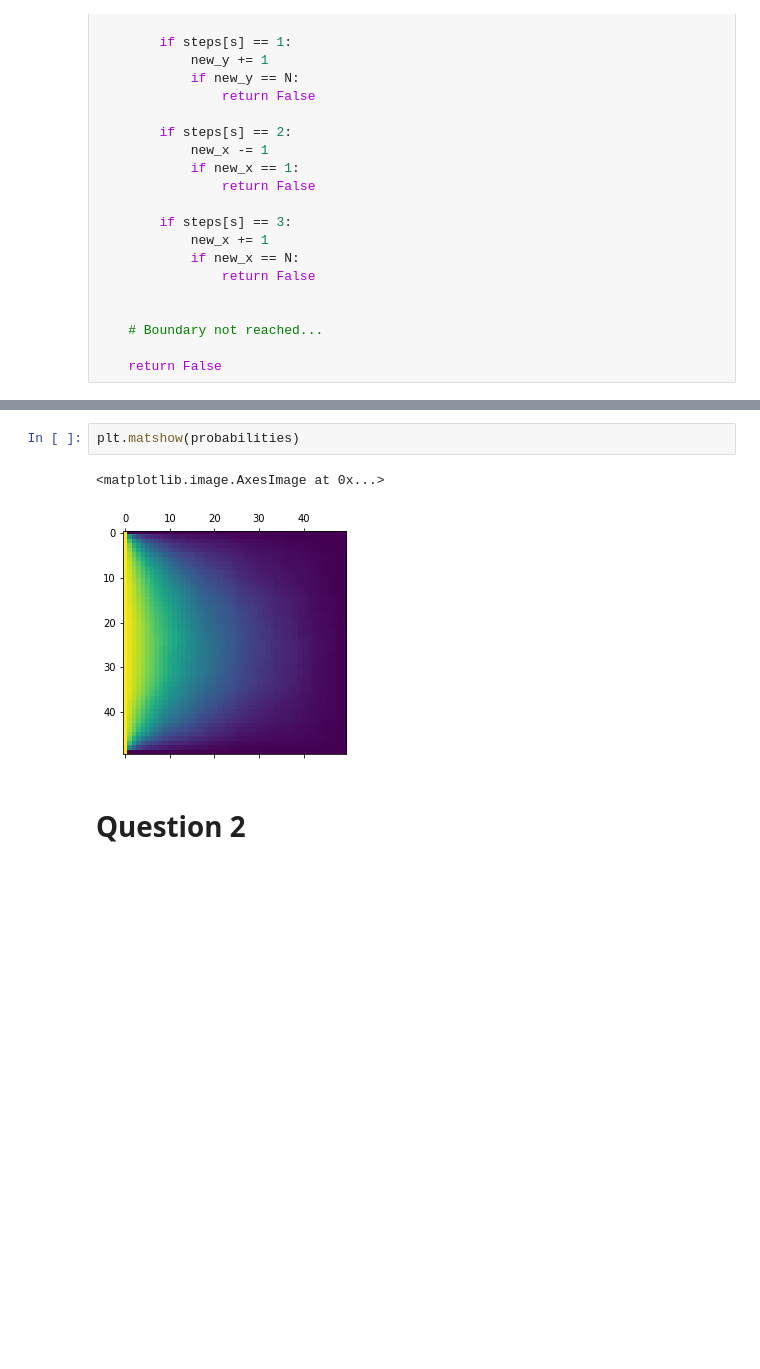
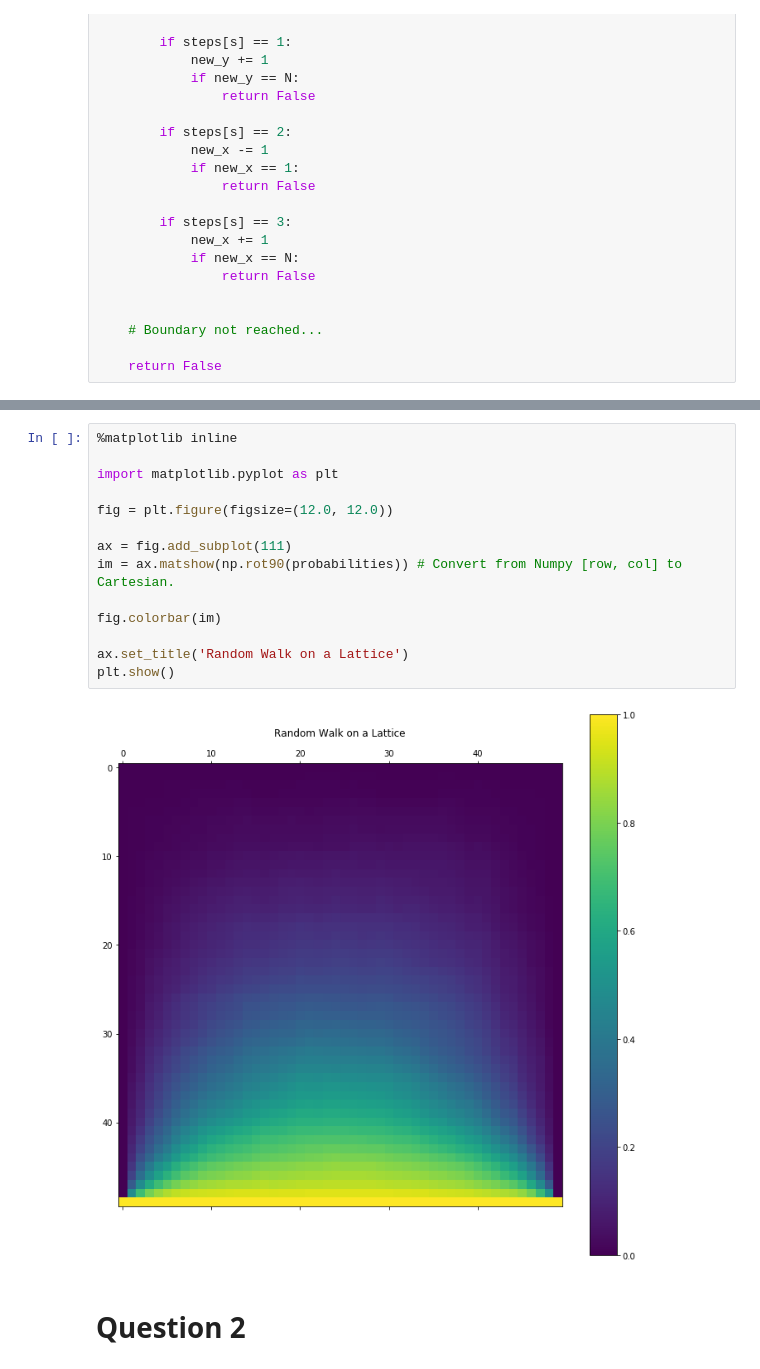
Before and after one commit to johnduffymsc/PHAS0102, a Jupyter notebook: assignment-1.ipynb, the cells around one changed output, grey strips where cells are left out. Saved outputs shown, nothing was run; the diff lists cells and outputs as text; blank space fills up the shorter version.

```diff
--- a/assignment-1.ipynb
+++ b/assignment-1.ipynb
@@ -240,8 +239,19 @@ print(probabilities)
  [1.    0.    0.    ... 0.    0.    0.   ]]
-# %%
-plt.matshow(probabilities)
-# %% [output]
-<matplotlib.image.AxesImage at 0x...>
-[figure, removed]
+# %%
+%matplotlib inline
+
+import matplotlib.pyplot as plt
+
+fig = plt.figure(figsize=(12.0, 12.0))
+
+ax = fig.add_subplot(111)
+im = ax.matshow(np.rot90(probabilities)) # Convert from Numpy [row, col] to Cartesian.
+
+fig.colorbar(im)
+
+ax.set_title('Random Walk on a Lattice')
+plt.show()
+# %% [output]
+[figure, added]
 # %% [markdown]
 # Question 2
```
Also changed, not shown: parts of 10 cells of this notebook.
